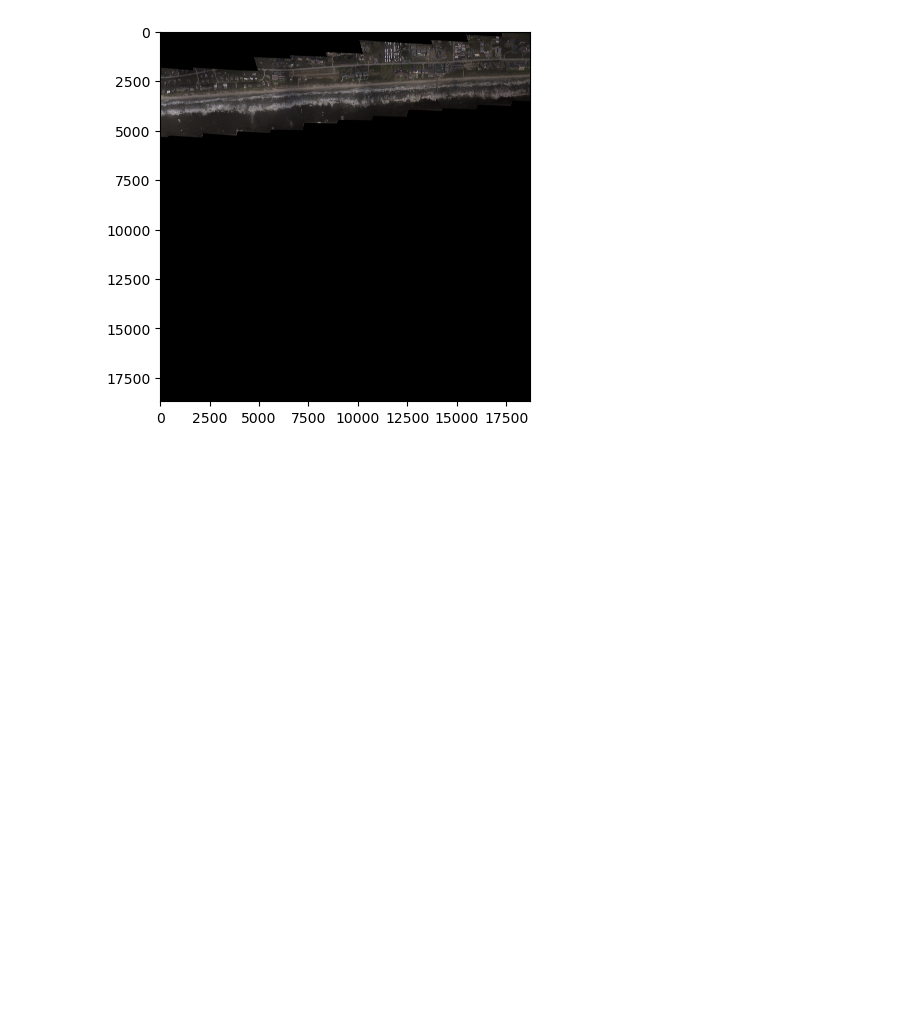
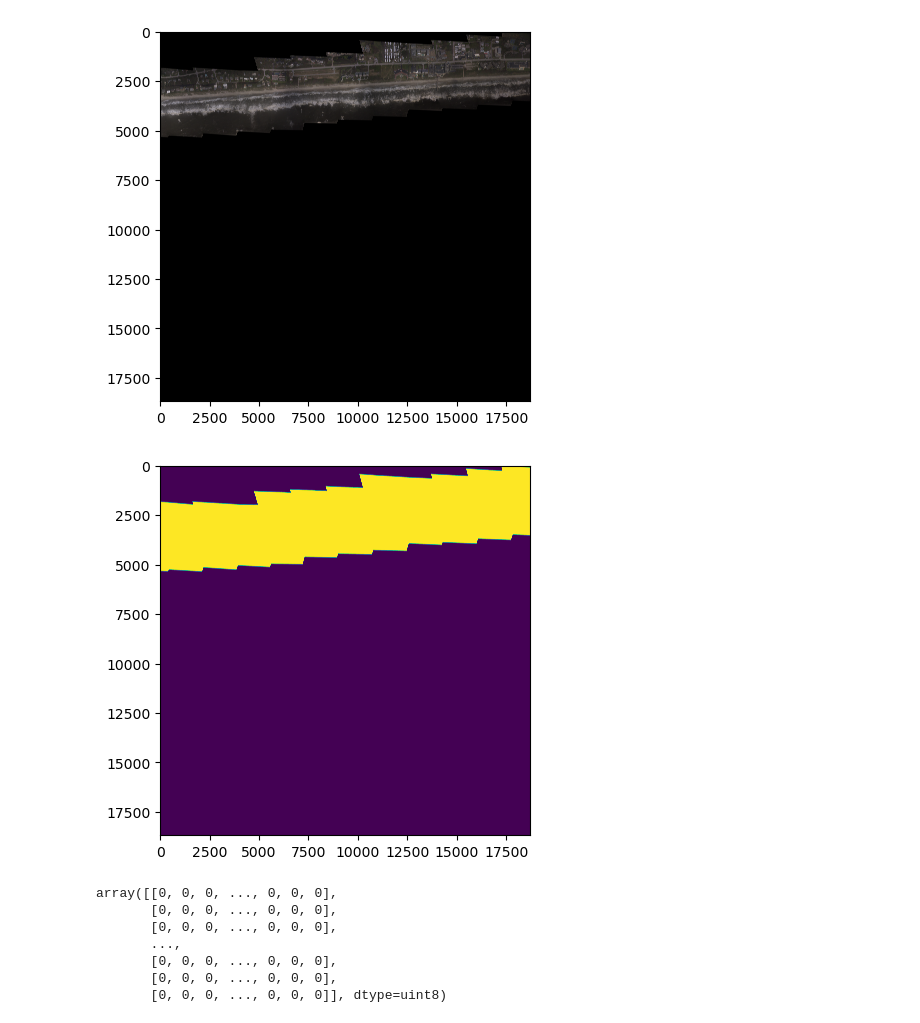
Before and after one commit to ebgoldstein/BuildingsFromERI, a Jupyter notebook: src/Loading_ERI_clip_MSbuildings.ipynb, the cells around one changed output. Cells and saved outputs as stored; diff of their text form; code cells hidden in the pictures; blank space fills up the shorter version.

Commit message:
gdal_calc

```diff
--- a/src/Loading_ERI_clip_MSbuildings.ipynb
+++ b/src/Loading_ERI_clip_MSbuildings.ipynb
@@ -12,8 +15,16 @@ from shapely.geometry import box
 # %% [markdown]
 ## straight gdal method
 # %%
-#load NOAA tiff
-dataset = gdal.Open('../data/20180917a_RGB/20180917aC0764800w344200n.tif', gdal.GA_ReadOnly) # Note GetRasterBand() takes band no. starting from 1 not 0
+#First, load NOAA tiff using gdal, just a single band.
+#I am going to use a pic of a Barrier island with buildings, but other possible pics are:
+
+#Barrier island, but no buildings
+#im_path = '../data/20180917a_RGB/20180917aC0753000w352830n.tif'
+#Inland, with buildings
+#im_path = '../data/20180917a_RGB/20180917aC0790300w333600n.tif'
+
+im_path = '../data/20180917a_RGB/20180917aC0764800w344200n.tif'
+dataset = gdal.Open(im_path, gdal.GA_ReadOnly) # Note GetRasterBand() takes band no. starting from 1 not 0
 band = dataset.GetRasterBand(1)
 arr = band.ReadAsArray()
 plt.imshow(arr)
@@ -40,12 +51,8 @@ plt.imshow(img)
 # %% [markdown]
 ## Rasterio method
 # %%
-#no buildings
-#srcIm = rasterio.open('../data/20180917a_RGB/20180917aC0753000w352830n.tif')
-#buildings (inland)
-#srcIm = rasterio.open('../data/20180917a_RGB/20180917aC0790300w333600n.tif')
-#buildings (island)
-srcIm = rasterio.open('../data/20180917a_RGB/20180917aC0764800w344200n.tif')
+#now, load the samle image using rasterio, just so to understand how to do it this way:
+srcIm = rasterio.open(im_path)
 show(srcIm)
 # %% [output]
 [figure]
@@ -168,2 +188,15 @@ plt.imshow(img)
 # %%
 #overlay plots...
+# %%
+msk = srcIm.read_masks(1)
+show(msk)
+msk
+# %% [output]
+[figure, added]
+array([[0, 0, 0, ..., 0, 0, 0],
+       [0, 0, 0, ..., 0, 0, 0],
+       [0, 0, 0, ..., 0, 0, 0],
+       ...,
+       [0, 0, 0, ..., 0, 0, 0],
+       [0, 0, 0, ..., 0, 0, 0],
+       [0, 0, 0, ..., 0, 0, 0]], dtype=uint8)
```
Also changed, not shown: parts of 27 cells of this notebook.
